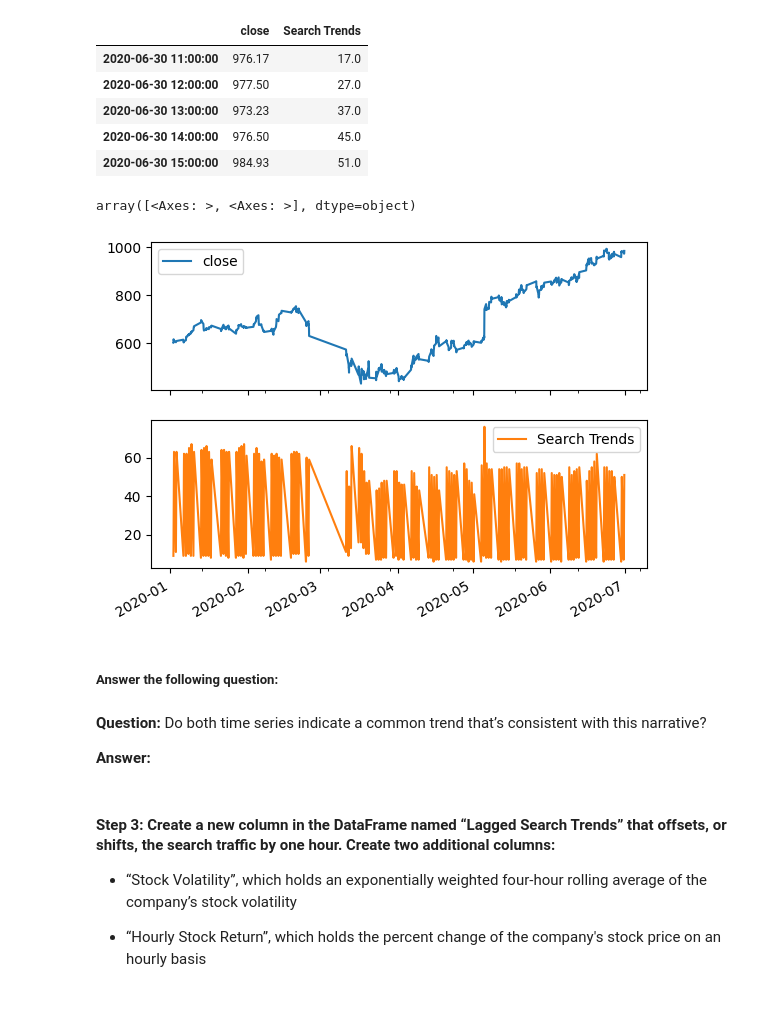
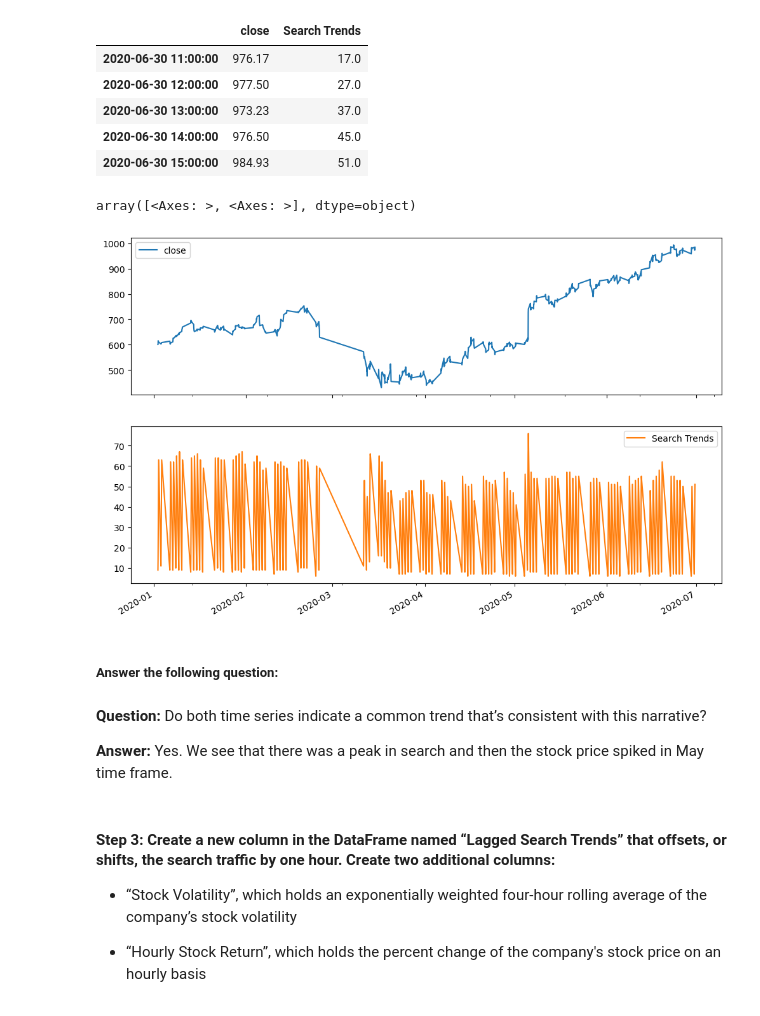
Before and after one commit to mafiat/prophet-challenge, a Jupyter notebook: forecasting_net_prophet.ipynb, the cells around one changed output. Saved outputs shown, nothing was run; the diff lists cells and outputs as text; code cells hidden in the pictures.

```diff
--- a/forecasting_net_prophet.ipynb
+++ b/forecasting_net_prophet.ipynb
@@ -227,8 +255,12 @@ display(df_mercado_stock.tail())
 # Concatenate the df_mercado_stock DataFrame with the df_mercado_trends DataFrame
 # Concatenate the DataFrame by columns (axis=1), and drop and rows with only one column of data
 
+mercado_stock_trends_df = pd.concat([df_mercado_stock, df_mercado_trends], axis=1).dropna()
 
 # View the first and last five rows of the DataFrame
+
+display(mercado_stock_trends_df.head(5))
+display(mercado_stock_trends_df.tail(5))
 # %% [output]
 |  | close | Search Trends |
 | 2016-06-01 09:00:00 | 135.16 | 6.0 |
@@ -247,8 +279,12 @@ display(df_mercado_stock.tail())
 # %%
 # For the combined dataframe, slice to just the first half of 2020 (2020-01 through 2020-06)
 
+mercado_stock_trends_first_half_2020_df = mercado_stock_trends_df.loc['2020-01':'2020-06']
 
 # View the first and last five rows of first_half_2020 DataFrame
+
+display(mercado_stock_trends_first_half_2020_df.head(5))
+display(mercado_stock_trends_first_half_2020_df.tail(5))
 # %% [output]
 |  | close | Search Trends |
 | 2020-01-02 09:00:00 | 601.085 | 9.0 |
@@ -265,16 +301,18 @@ display(df_mercado_stock.tail())
 # %%
 # Visualize the close and Search Trends data
 # Plot each column on a separate axes using the following syntax
 # `plot(subplots=True)`
+
+mercado_stock_trends_first_half_2020_df.plot(y=['close', 'Search Trends'], subplots=True, figsize=(12, 8))
 # %% [output]
 array([<Axes: >, <Axes: >], dtype=object)
-[figure, old version]
+[figure, new version]
 # %% [markdown]
 ##### Answer the following question:
 # %% [markdown]
 **Question:** Do both time series indicate a common trend that’s consistent with this narrative?
 
-**Answer:**
+**Answer:** Yes. We see that there was a peak in search and then the stock price spiked in May time frame.
 # %% [markdown]
 #### Step 3: Create a new column in the DataFrame named “Lagged Search Trends” that offsets, or shifts, the search traffic by one hour. Create two additional columns:
 
```
Also changed, not shown: parts of 29 cells of this notebook.
